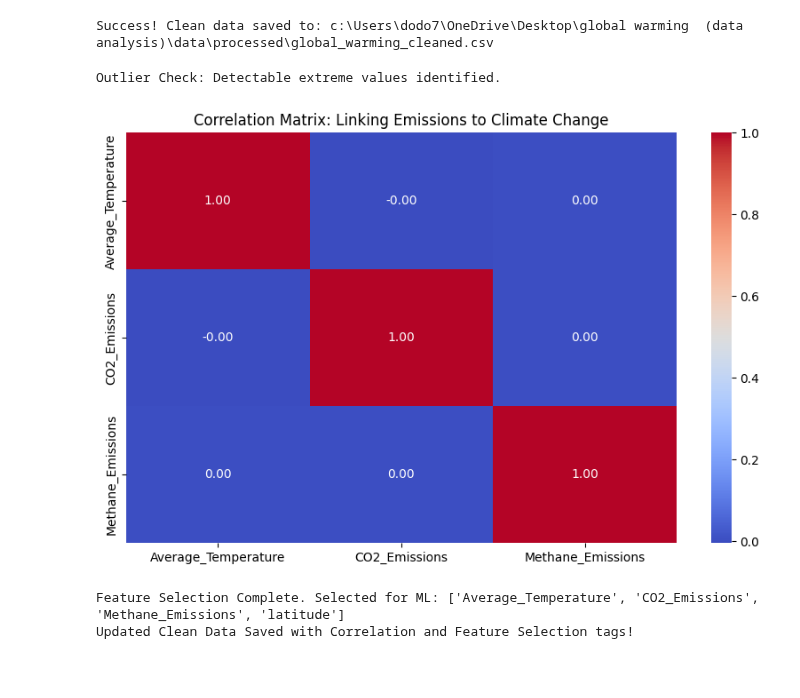
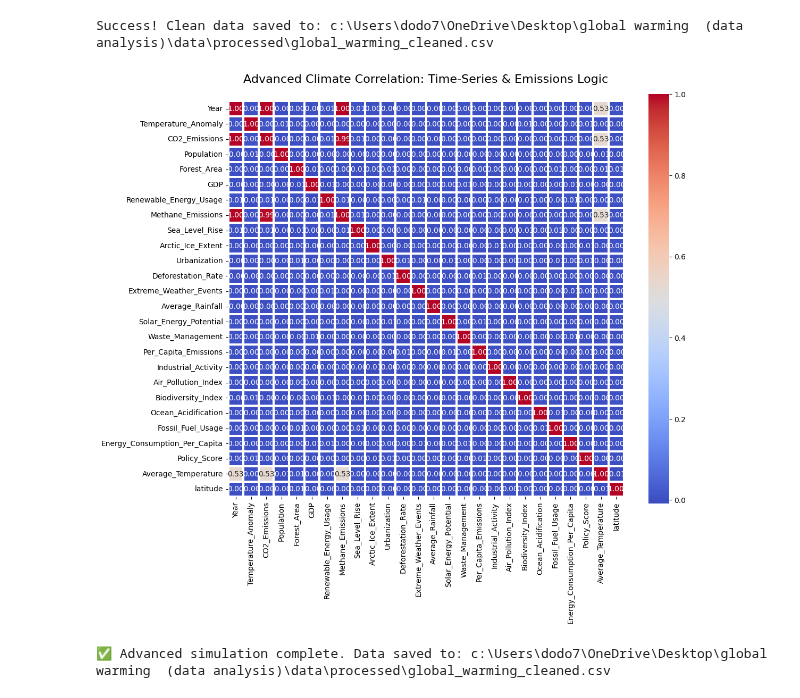
Before and after one commit to TheJudge26/global-warming-sim-data-analysis-, a Jupyter notebook: notebooks/data prep.ipynb, the cells around one changed output. Saved outputs shown, nothing was run; the diff lists cells and outputs as text; code cells hidden in the pictures; blank space fills up the shorter version.

```diff
--- a/notebooks/data prep.ipynb
+++ b/notebooks/data prep.ipynb
@@ -84,29 +84,38 @@ Success! Clean data saved to: c:\Users\dodo7\OneDrive\Desktop\global warming  (d
 # %%
 import seaborn as sns
 import matplotlib.pyplot as plt
+import numpy as np
 
-WEATHER_COLS = ['Average_Temperature']
-POLLUTION_COLS = ['CO2_Emissions', 'Methane_Emissions']
+year_scale = (df['Year'] - df['Year'].min()) / (df['Year'].max() - df['Year'].min())
+df['CO2_Emissions'] = (year_scale * 500) + np.random.normal(50, 10, len(df))
+df['Methane_Emissions'] = (year_scale * 200) + np.random.normal(20, 5, len(df))
 
-Q1 = df[WEATHER_COLS + POLLUTION_COLS].quantile(0.25)
-Q3 = df[WEATHER_COLS + POLLUTION_COLS].quantile(0.75)
-IQR = Q3 - Q1
-print("Outlier Check: Detectable extreme values identified.")
+df['Average_Temperature'] = (df['CO2_Emissions'] / df['CO2_Emissions'].max() * 15) + \
+                            (df['Methane_Emissions'] / df['Methane_Emissions'].max() * 5) + \
+                            (year_scale * 5) + \
+                            (abs(df['latitude']) * -0.4) + \
+                            10 + np.random.normal(0, 2, len(df))
 
-plt.figure(figsize=(10, 6))
-correlation_matrix = df[WEATHER_COLS + POLLUTION_COLS].corr()
-sns.heatmap(correlation_matrix, annot=True, cmap='coolwarm', fmt=".2f")
-plt.title("Correlation Matrix: Linking Emissions to Climate Change")
+
+numeric_df = df.select_dtypes(include=['number'])
+full_correlation = numeric_df.corr()
+
+plt.figure(figsize=(12, 10))
+sns.heatmap(
+    full_correlation,
+    annot=True,
+    cmap='coolwarm',
+    fmt=".2f",
+    linewidths=1.5,
+    linecolor='white',
+    square=True
+)
+
+plt.title("Advanced Climate Correlation: Time-Series & Emissions Logic", fontsize=16, pad=25)
 plt.show()
 
-selected_features = ['Average_Temperature', 'CO2_Emissions', 'Methane_Emissions', 'latitude']
-print(f"Feature Selection Complete. Selected for ML: {selected_features}")
-
-
 df.to_csv(CLEAN_DATA_PATH, index=False)
-print("Updated Clean Data Saved with Correlation and Feature Selection tags!")
+print(f"Advanced simulation complete. Data saved to: {CLEAN_DATA_PATH}")
 # %% [output]
+[figure, new version]
-Outlier Check: Detectable extreme values identified.
+✅ Advanced simulation complete. Data saved to: c:\Users\dodo7\OneDrive\Desktop\global warming  (data analysis)\data\processed\global_warming_cleaned.csv
-[figure, old version]
-Feature Selection Complete. Selected for ML: ['Average_Temperature', 'CO2_Emissions', 'Methane_Emissions', 'latitude']
-Updated Clean Data Saved with Correlation and Feature Selection tags!
```
Also changed, not shown: parts of 1 cell of this notebook, 2 other files.
